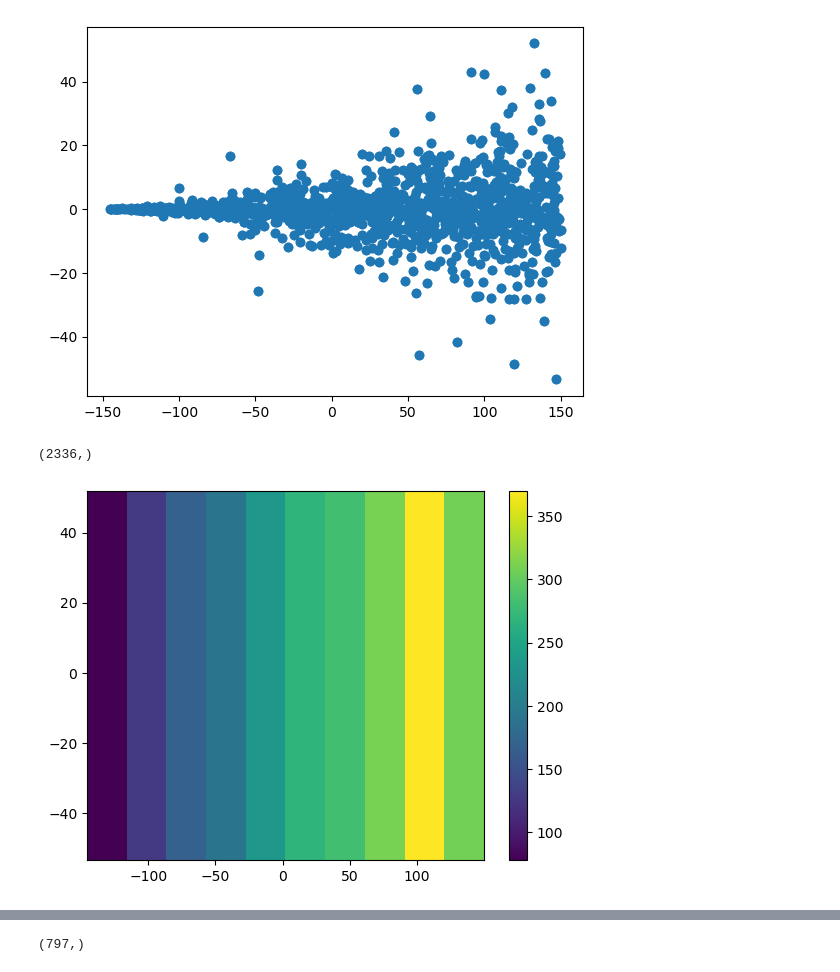
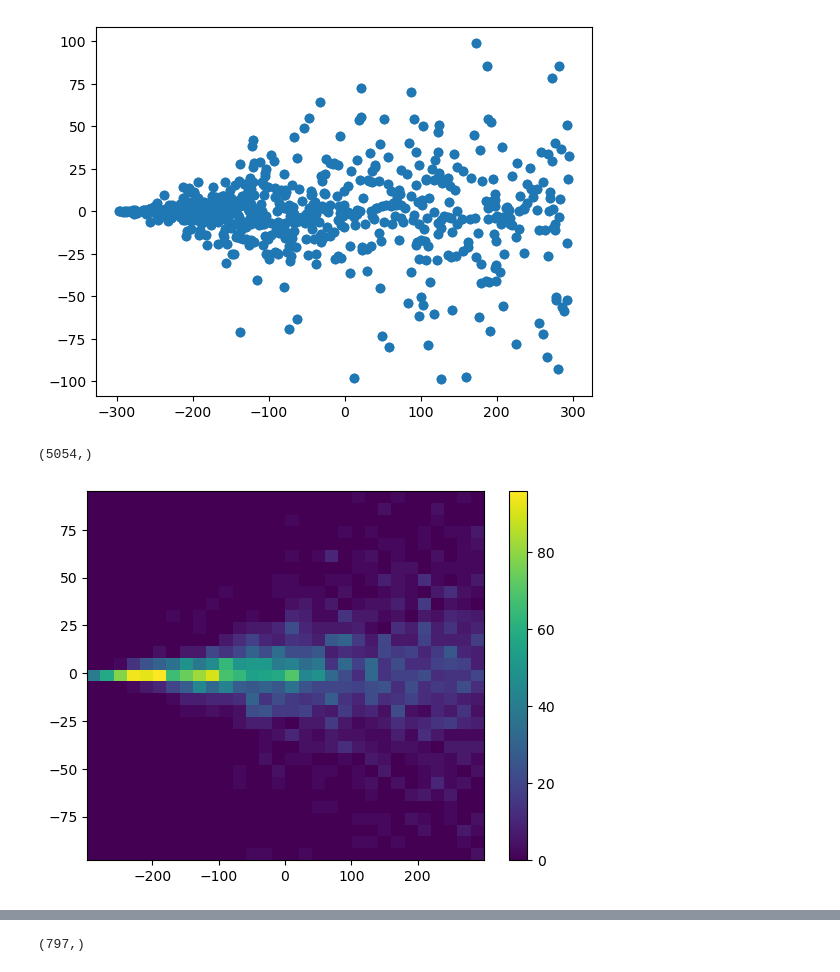
Before and after one commit to francescouni0/Online-Monitoring, a Jupyter notebook: radionuc.ipynb, the cells around one changed output, grey strips where cells are left out. Cells and saved outputs as stored; diff of their text form; code cells hidden in the pictures.

```diff
--- a/radionuc.ipynb
+++ b/radionuc.ipynb
@@ -3,9 +3,9 @@ import pandas as pd
 import matplotlib.pyplot as plt
 import numpy as np
 import seaborn as sns
-csv_file_path1 = 'dati/cilindrofan/150mev/C11_entering_particles.csv'
+csv_file_path1 = 'dati/radionucbigphantom/60MeV/C11_entering_particles.csv'
 
-csv_file_path2 = 'dati/cilindrofan/150mev/O15_entering_particles.csv'
+csv_file_path2 = 'dati/radionucbigphantom/60MeV/O15_entering_particles.csv'
 
 df_C11 = pd.read_csv(csv_file_path1, delimiter=',', header=None, names=['Energy', 'X', 'Y', 'Z','evt'])
 df_O15 = pd.read_csv(csv_file_path2, delimiter=',', header=None, names=['Energy', 'X', 'Y', 'Z','evt'])
@@ -16,17 +16,17 @@ plt.scatter(df_C11['X'], df_C11['Y'], label='C11',)
 #plt.ylim(-100, 100)
 plt.show()
 # %% [output]
-[figure, old version]
+[figure, new version]
 # %%
 print(np.shape(df_C11['X']))
 # %% [output]
-(2336,)
+(5054,)
 # %%
-plt.hist2d(df_C11['X'], df_C11['Y'], bins=(10,1), cmap='viridis')
+plt.hist2d(df_C11['X'], df_C11['Y'], bins=(30,31), cmap='viridis')
 plt.colorbar()
 
 
 plt.show()
 # %% [output]
-[figure, old version]
+[figure, new version]
 # %%
```
Also changed, not shown: parts of 9 cells of this notebook, 2 other files.
